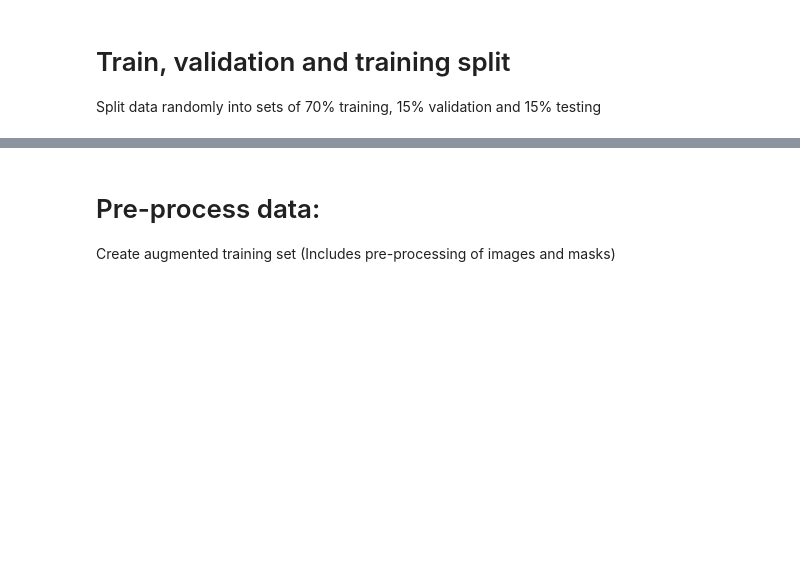
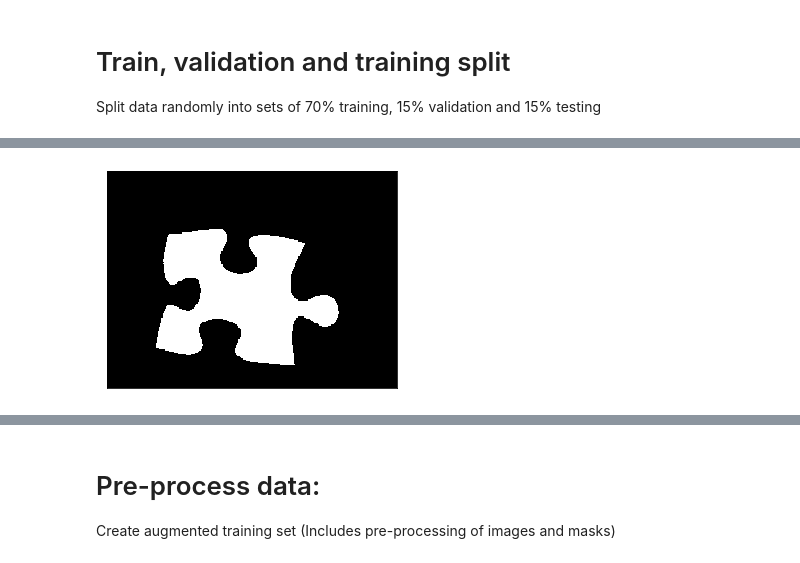
Before and after one commit to Pieter-Cawood/Image-segmentation, a Jupyter notebook: 2. UNet/UNet.ipynb, the cells around one changed output, grey strips where cells are left out. Drawn from its saved outputs; the diff is of its cells as text; code cells hidden in the pictures; blank space fills up the shorter version.

```diff
--- a/2. UNet/UNet.ipynb
+++ b/2. UNet/UNet.ipynb
@@ -119,0 +178,4 @@ test_images, test_masks, test_corners = data_utils.train_test_split(DATA_IMGS, D
+# %%
+show_image(train_masks[3], cmap='gray')
+# %% [output]
+[figure, added]
```
Also changed, not shown: parts of 35 cells of this notebook.
